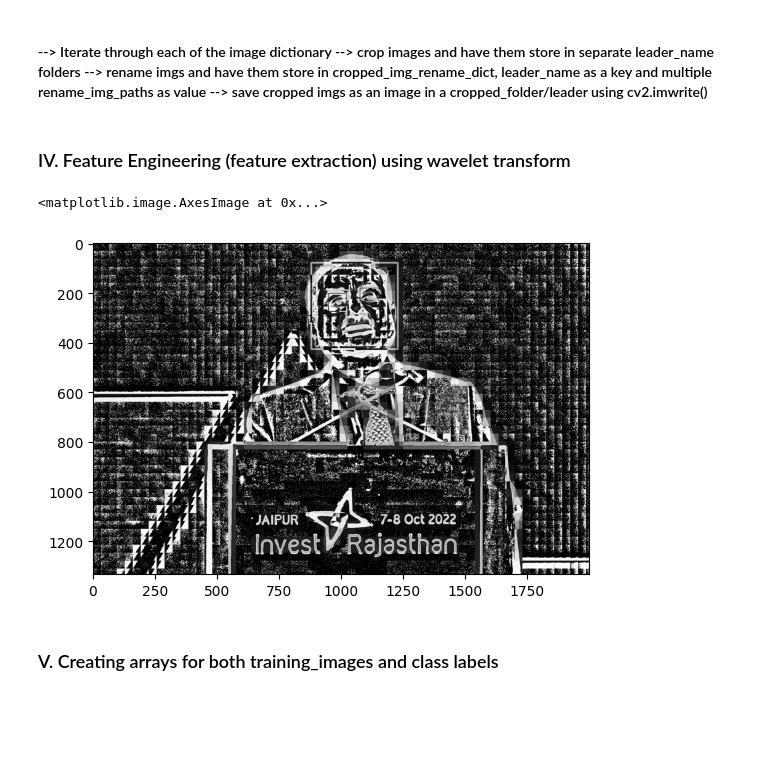
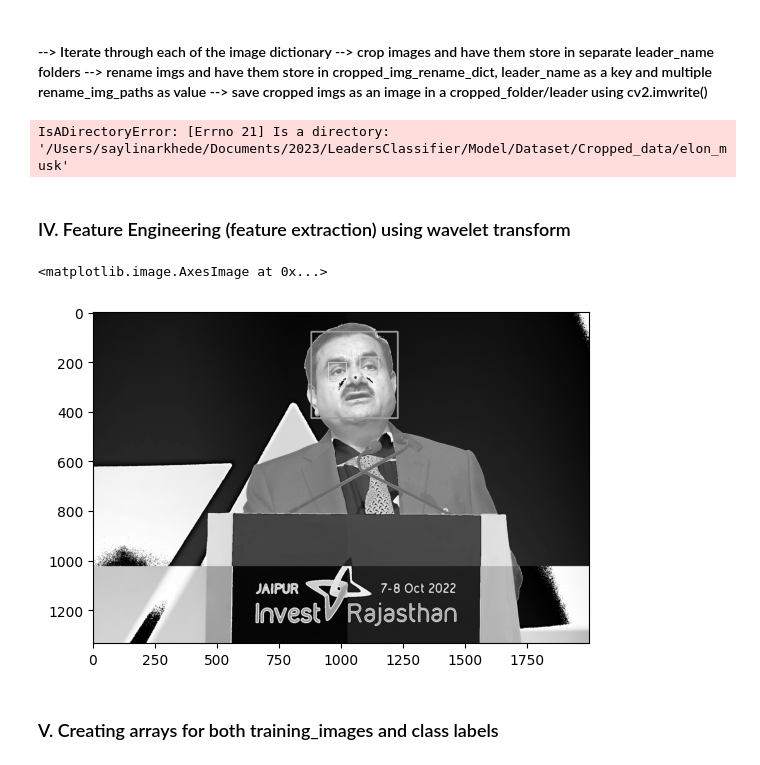
Before and after one commit to SayliMN/LeadersClassifier, a Jupyter notebook: Model/Leaders_classifier.ipynb, the cells around one changed output. Cells and saved outputs as stored; diff of their text form; code cells hidden in the pictures; blank space fills up the shorter version.

```diff
--- a/Model/Leaders_classifier.ipynb
+++ b/Model/Leaders_classifier.ipynb
@@ -105,43 +105,45 @@ os.mkdir(os.getcwd() + path_to_cr_imgs) # creates a new folder name "Cropped_dat
 # %% [markdown]
 #### --> Iterate through each of the image dictionary --> crop images and have them store in separate leader_name folders --> rename imgs and have them store in cropped_img_rename_dict, leader_name as a key and multiple rename_img_paths as value --> save cropped imgs as an image in a cropped_folder/leader using cv2.imwrite()
 # %%
-# import re
-# import imghdr
+import re
+import imghdr
 
-# # cropped_img_dirs = []
-# cropped_img_rename_dict = {}
-# ext_ = []
+cropped_img_dirs = []
+cropped_img_rename_dict = {}
+ext_ = []
 
-# for subdir in subdir_paths:
-#     leader = subdir.split("/")[-1]
-#     cropped_img_rename_dict[leader] = []
-#     counter = 1
-# #     print(leader)
+for subdir in subdir_paths:
+    leader = subdir.split("/")[-1]
+    cropped_img_rename_dict[leader] = []
+    counter = 1
+#     print(leader)
 
-#     for img_path in os.scandir(subdir):
-#         if imghdr.what(img_path) is not None:
-#             ext = img_path.path.split(".")[-1]
-#             ext_.append(ext)
+    for img_path in os.scandir(subdir):
+        if imghdr.what(img_path) is not None:
+            ext = img_path.path.split(".")[-1]
+            ext_.append(ext)
 
-#             cropped_img = get_a_cropped_img_if_both_eyes(img_path.path)
-#             if cropped_img is not None and cropped_img.shape[0] != 0 and cropped_img.shape[1] != 0:
-#                 cropped_folder = os.getcwd() + path_to_cr_imgs + leader
-#                 if not os.path.exists(cropped_folder):
-#                     os.makedirs(cropped_folder)
-#                     cropped_img_dirs.append(cropped_folder)
-# #                     print("Generating cropped images of", leader, "in folder: ",cropped_folder)
+            cropped_img = get_a_cropped_img_if_both_eyes(img_path.path)
+            if cropped_img is not None and cropped_img.shape[0] != 0 and cropped_img.shape[1] != 0:
+                cropped_folder = os.getcwd() + path_to_cr_imgs + leader
+                if not os.path.exists(cropped_folder):
+                    os.makedirs(cropped_folder)
+                    cropped_img_dirs.append(cropped_folder)
+#                     print("Generating cropped images of", leader, "in folder: ",cropped_folder)
 
-#                 cropped_img_rename = leader + str(counter) + ".png"
-#                 cropped_img_rename_path = cropped_folder + "/" + cropped_img_rename
+                cropped_img_rename = leader + str(counter) + ".png"
+                cropped_img_rename_path = cropped_folder + "/" + cropped_img_rename
 
-#                 cv2.imwrite(cropped_img_rename_path, cropped_img) ## Saving the imgs in cropped_data folder using imwrite()
-# # # #                 print(os.listdir(cropped_img_rename_path))
-#                 cropped_img_rename_dict[leader].append(cropped_img_rename_path)
-#                 counter += 1
-#         else:
-#             continue
+                cv2.imwrite(cropped_img_rename_path, cropped_img) ## Saving the imgs in cropped_data folder using imwrite()
+# # #                 print(os.listdir(cropped_img_rename_path))
+                cropped_img_rename_dict[leader].append(cropped_img_rename_path)
+                counter += 1
+        else:
+            continue
 
-# # list(set(ext_))
+# list(set(ext_))
+# %% [output]
+IsADirectoryError: [Errno 21] Is a directory: '/Users/saylinarkhede/Documents/2023/LeadersClassifier/Model/Dataset/Cropped_data/elon_musk'
 # %% [markdown]
 ### IV. Feature Engineering (feature extraction) using wavelet transform
 # %%
@@ -164,11 +166,11 @@ def waveTrans(img, mode, level):
     img_H =  np.uint8(img_H)
     return img_H
 # %%
-im_har = w2d(color_img, 'db1', 5)
+im_har = waveTrans(color_img, 'db1', 3)
 plt.imshow(im_har, cmap = "gray")
 # %% [output]
 <matplotlib.image.AxesImage at 0x...>
-[figure, old version]
+[figure, new version]
 # %% [markdown]
 ### V. Creating arrays for both training_images and class labels
 # %%
```
Also changed, not shown: parts of 8 cells of this notebook, 45 other files.
